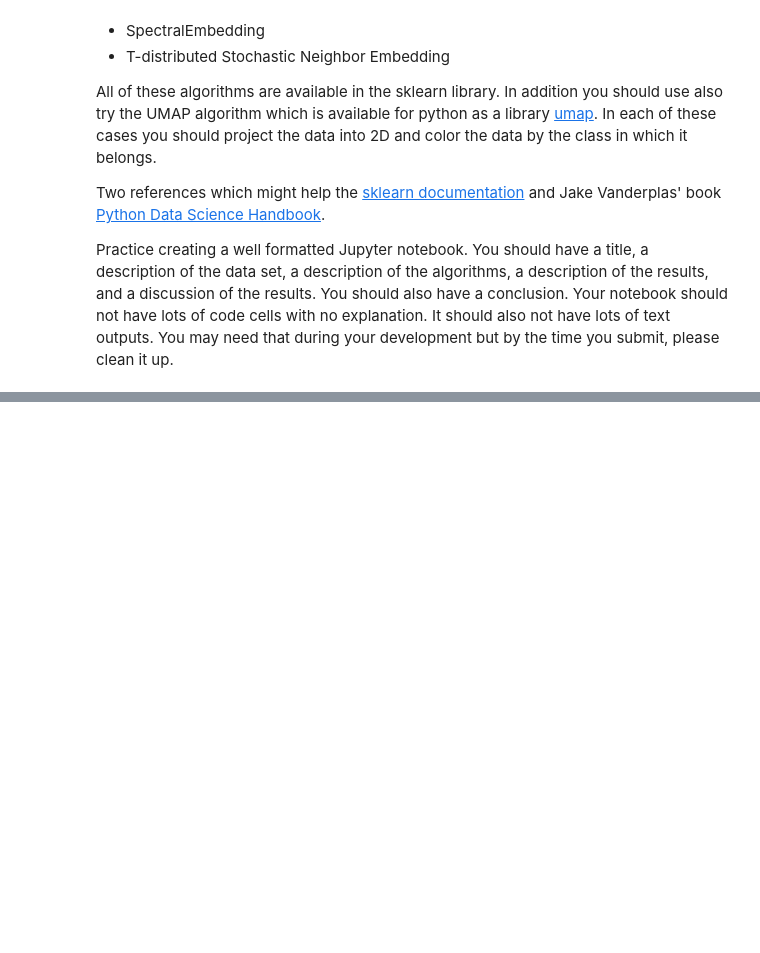
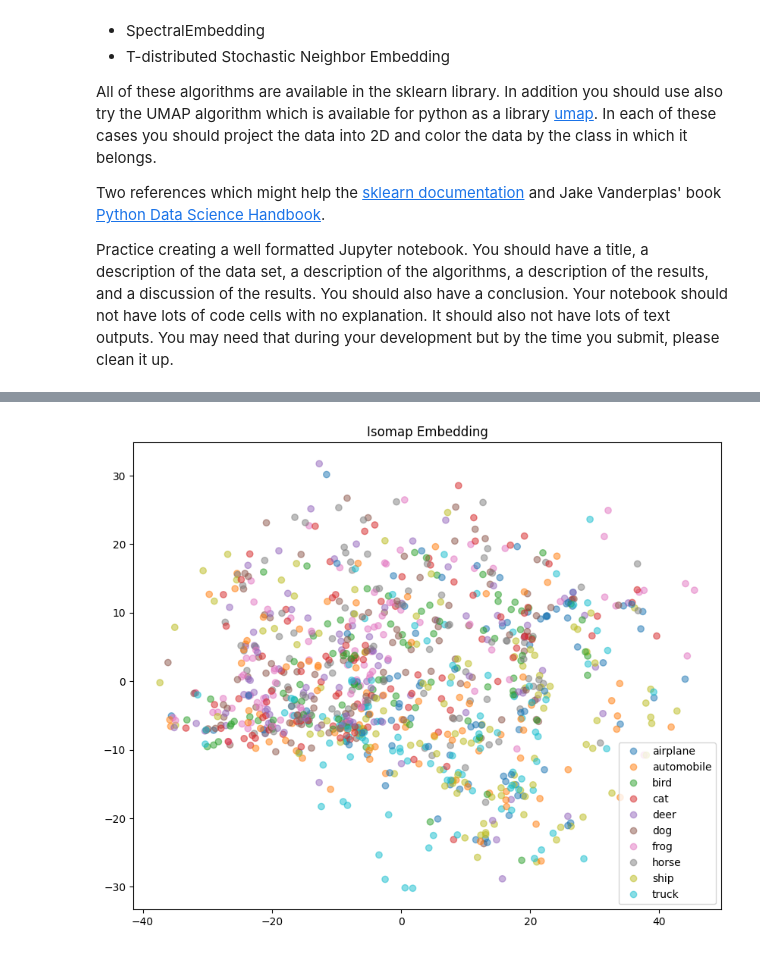
Before and after one commit to DataScienceAndEngineering/hw5-problem-1-2d-embedding-of-the-cifar-10-OluwaseunG, a Jupyter notebook: dsei2100s24hw5p1.ipynb, the cells around one changed output, grey strips where cells are left out. Cells and saved outputs as stored; diff of their text form; code cells hidden in the pictures; blank space fills up the shorter version.

```diff
--- a/dsei2100s24hw5p1.ipynb
+++ b/dsei2100s24hw5p1.ipynb
@@ -51,0 +98,6 @@ from torchvision.transforms import ToTensor
+# %%
+isomap= Isomap(n_components=2)
+iso_embedding=isomap.fit_transform(subset)
+embedding_plot(iso_embedding, subset_label, "Isomap Embedding")
+# %% [output]
+[figure, added]
```
Also changed, not shown: parts of 18 cells of this notebook.
